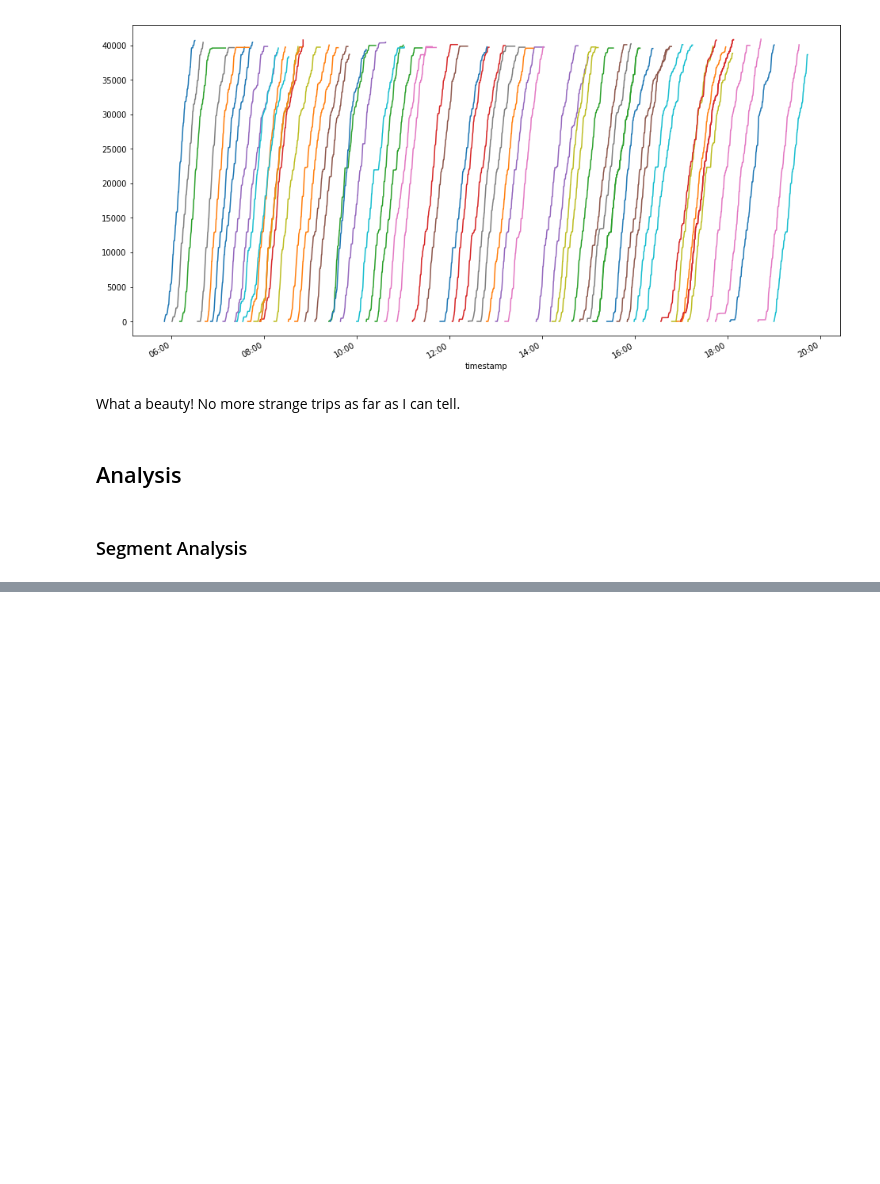
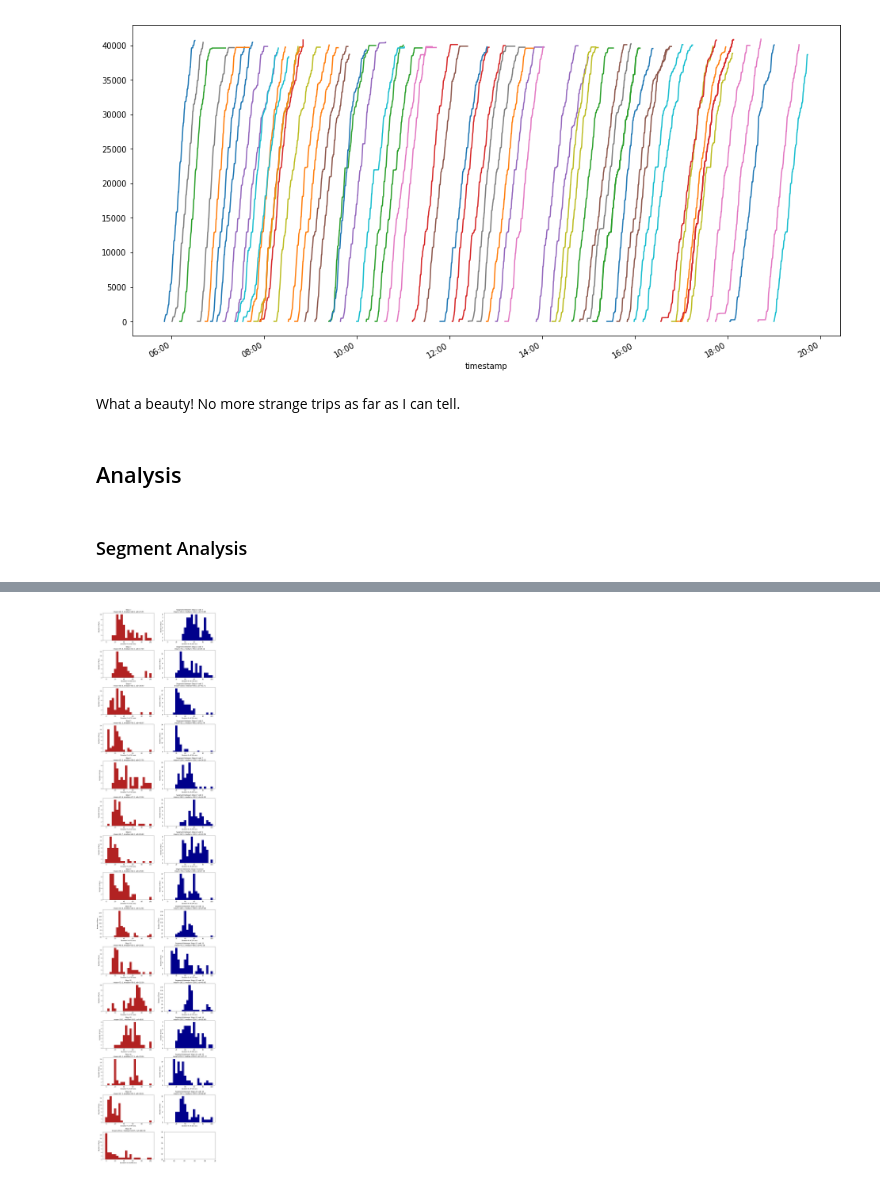
Before and after one commit to ehabebeid/ehabebeid.github.io, a Jupyter notebook: bus_avl/index.ipynb, the cells around one changed output, grey strips where cells are left out. Saved outputs shown, nothing was run; the diff lists cells and outputs as text; code cells hidden in the pictures; blank space fills up the shorter version.

```diff
--- a/bus_avl/index.ipynb
+++ b/bus_avl/index.ipynb
@@ -368,0 +449,4 @@ for key, l in segment_durations.items():
+# %%
+show_segment_hists(segment_durations, "Duration", "secs")
+# %% [output]
+[figure, added]
```
Also changed, not shown: parts of 21 cells of this notebook.
